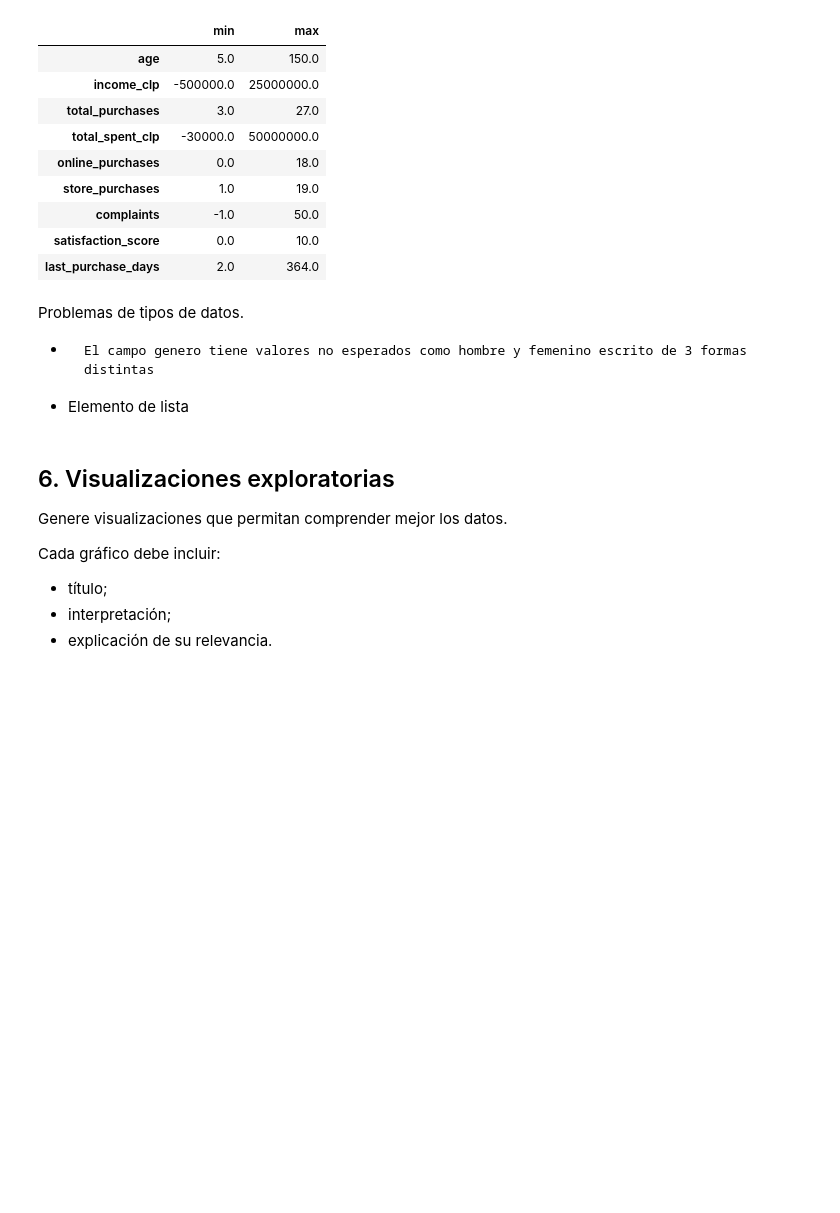
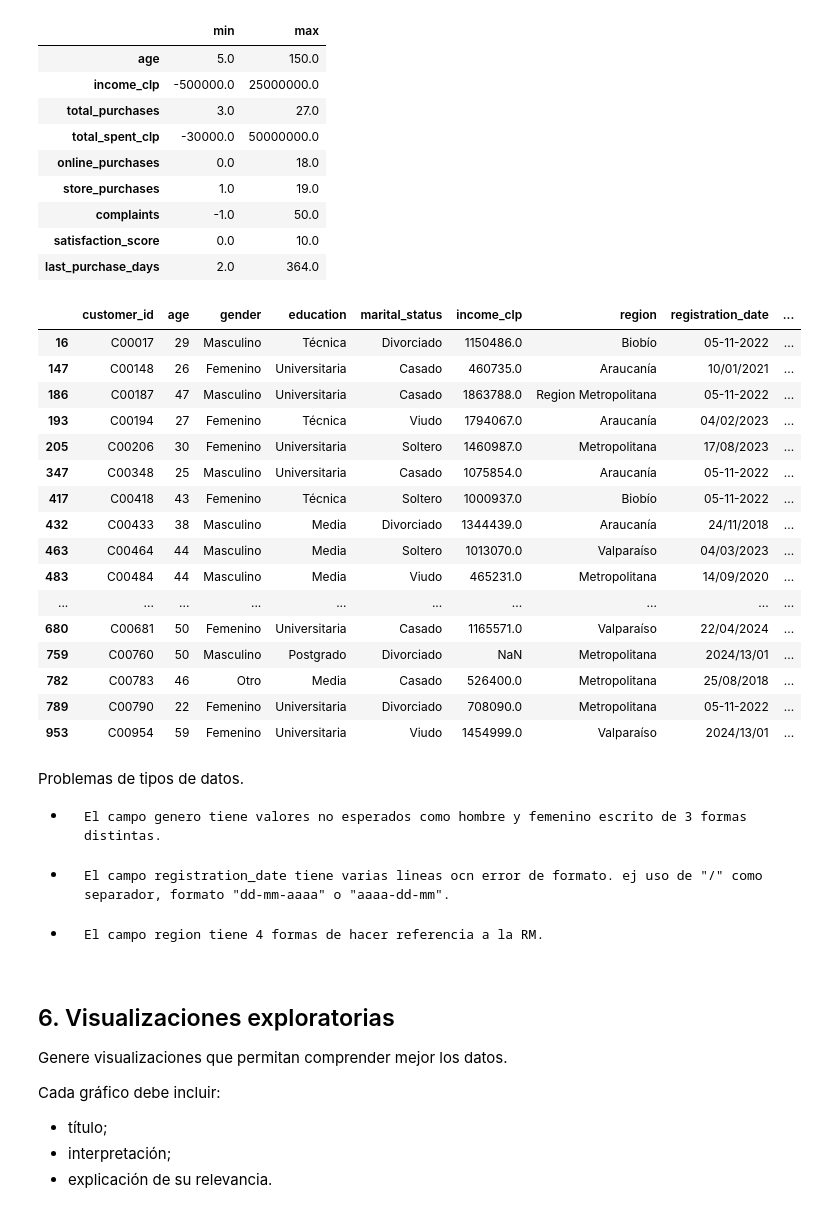
Before and after one commit to fernandouribeu/analisis_datos, a Jupyter notebook: Laboratorio_1_Notebook_Template.ipynb, the cells around one changed output. Drawn from its saved outputs; the diff is of its cells as text; code cells hidden in the pictures; blank space fills up the shorter version.

```diff
--- a/Laboratorio_1_Notebook_Template.ipynb
+++ b/Laboratorio_1_Notebook_Template.ipynb
@@ -241,11 +246,42 @@ df.describe().T[['min', 'max']]
 | complaints | -1.0 | 50.0 |
 | satisfaction_score | 0.0 | 10.0 |
 | last_purchase_days | 2.0 | 364.0 |
+# %%
+#Revision de formatos de fecha y fechas validas
+serie_fechas = df['registration_date']
+fechas_convertidas = pd.to_datetime(
+    serie_fechas, format="%Y-%m-%d", exact=True, errors="coerce"
+)
+# Identificar las filas con fechas inválidas o formato incorrecto
+fechas_invalidas = df[fechas_convertidas.isna()]
+
+# Mostrar resultados
+f"Total de fechas inválidas o con formato incorrecto: {len(fechas_invalidas)}\n"
+fechas_invalidas
+# %% [output]
+|  | customer_id | age | gender | education | marital_status | income_clp | region | registration_date | ... |
+| 16 | C00017 | 29 | Masculino | Técnica | Divorciado | 1150486.0 | Biobío | 05-11-2022 | ... |
+| 147 | C00148 | 26 | Femenino | Universitaria | Casado | 460735.0 | Araucanía | 10/01/2021 | ... |
+| 186 | C00187 | 47 | Masculino | Universitaria | Casado | 1863788.0 | Region Metropolitana | 05-11-2022 | ... |
+| 193 | C00194 | 27 | Femenino | Técnica | Viudo | 1794067.0 | Araucanía | 04/02/2023 | ... |
+| 205 | C00206 | 30 | Femenino | Universitaria | Soltero | 1460987.0 | Metropolitana | 17/08/2023 | ... |
+| 347 | C00348 | 25 | Masculino | Universitaria | Casado | 1075854.0 | Araucanía | 05-11-2022 | ... |
+| 417 | C00418 | 43 | Femenino | Técnica | Soltero | 1000937.0 | Biobío | 05-11-2022 | ... |
+| 432 | C00433 | 38 | Masculino | Media | Divorciado | 1344439.0 | Araucanía | 24/11/2018 | ... |
+| 463 | C00464 | 44 | Masculino | Media | Soltero | 1013070.0 | Valparaíso | 04/03/2023 | ... |
+| 483 | C00484 | 44 | Masculino | Media | Viudo | 465231.0 | Metropolitana | 14/09/2020 | ... |
+| ... | ... | ... | ... | ... | ... | ... | ... | ... | ... |
+| 680 | C00681 | 50 | Femenino | Universitaria | Casado | 1165571.0 | Valparaíso | 22/04/2024 | ... |
+| 759 | C00760 | 50 | Masculino | Postgrado | Divorciado | NaN | Metropolitana | 2024/13/01 | ... |
+| 782 | C00783 | 46 | Otro | Media | Casado | 526400.0 | Metropolitana | 25/08/2018 | ... |
+| 789 | C00790 | 22 | Femenino | Universitaria | Divorciado | 708090.0 | Metropolitana | 05-11-2022 | ... |
+| 953 | C00954 | 59 | Femenino | Universitaria | Viudo | 1454999.0 | Valparaíso | 2024/13/01 | ... |
 # %% [markdown]
 Problemas de tipos de datos.
 
-*     El campo genero tiene valores no esperados como hombre y femenino escrito de 3 formas distintas
-*   Elemento de lista
+*     El campo genero tiene valores no esperados como hombre y femenino escrito de 3 formas distintas.
+*     El campo registration_date tiene varias lineas ocn error de formato. ej uso de "/" como separador, formato "dd-mm-aaaa" o "aaaa-dd-mm".
+*     El campo region tiene 4 formas de hacer referencia a la RM.
 # %% [markdown]
 ## 6. Visualizaciones exploratorias
 
```
Also changed, not shown: parts of 9 cells of this notebook.
